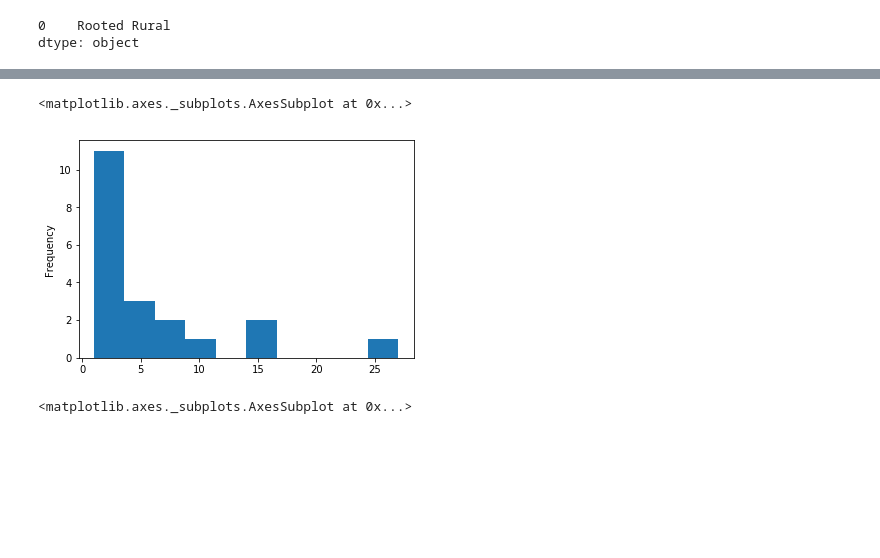
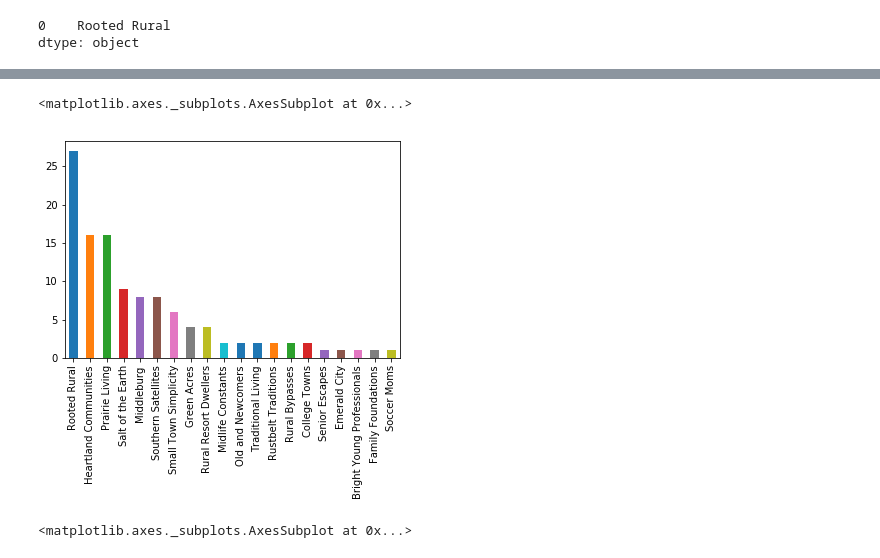
Before and after one commit to tiger-bug/Advanced_Class, a Jupyter notebook: jupyter_stuff/Project_3/Project_3.ipynb, the cells around one changed output, grey strips where cells are left out. Cells and saved outputs as stored; diff of their text form; code cells hidden in the pictures; blank space fills up the shorter version.

```diff
--- a/jupyter_stuff/Project_3/Project_3.ipynb
+++ b/jupyter_stuff/Project_3/Project_3.ipynb
@@ -172,10 +173,10 @@ Bright Young Professionals     1
 Soccer Moms                    1
 Name: TSEGNAME, dtype: int64
 # %%
-ts_name.plot.hist()
+ts_name.plot.bar()
 # %% [output]
 <matplotlib.axes._subplots.AxesSubplot at 0x...>
-[figure, old version]
+[figure, new version]
 # %%
 ts_name.plot.pie(figsize=(6, 6))
 # %% [output]
```
Also changed, not shown: parts of 3 cells of this notebook, 5 other files.
